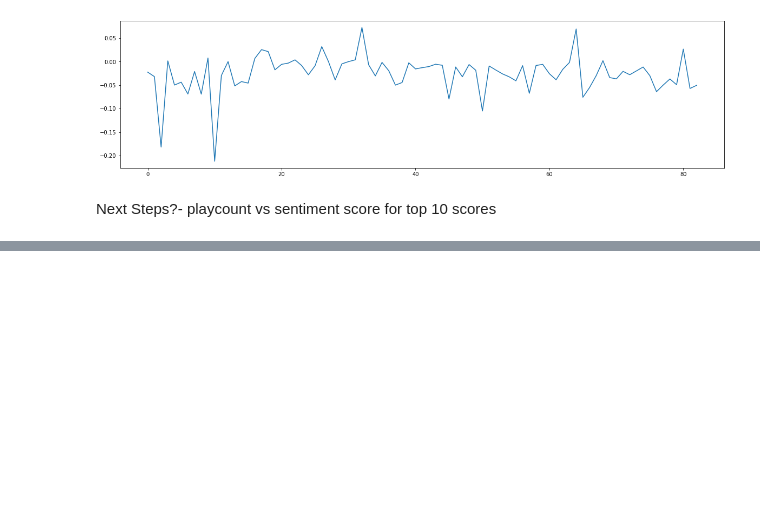
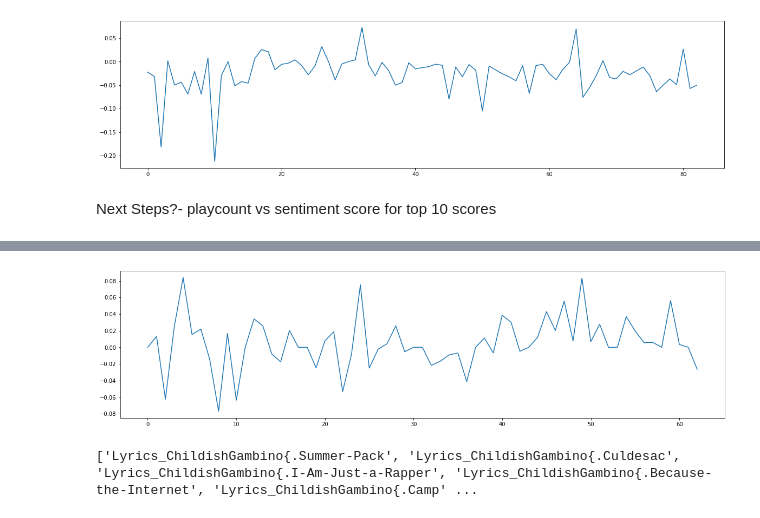
Before and after one commit to JeffreyTsang/text_mining_project, a Jupyter notebook: Analysis_Notebooks/Sentiment_Analysis_Artist.ipynb, the cells around one changed output, grey strips where cells are left out. Cells and saved outputs as stored; diff of their text form; code cells hidden in the pictures; blank space fills up the shorter version.

Commit message:
Sentiment Updates

```diff
--- a/Analysis_Notebooks/Sentiment_Analysis_Artist.ipynb
+++ b/Analysis_Notebooks/Sentiment_Analysis_Artist.ipynb
@@ -222,3 +222,5 @@ pyplot.show()
 # %% [markdown]
 Next Steps?-
 playcount vs sentiment score for top 10 scores
+# %%
+completeartist=load_artist("Frank")
@@ -224,0 +277,12 @@ playcount vs sentiment score for top 10 scores
+# %%
+sentiment_scores = numpy.array([p["score"] for p in completeartist])
+
+pyplot.figure(figsize=(20, 5))
+pyplot.plot(sentiment_scores)
+pyplot.show()
+# %% [output]
+[figure, added]
+# %%
+completeartist=load_artist("Childish")
+# %% [output]
+['Lyrics_ChildishGambino{.Summer-Pack', 'Lyrics_ChildishGambino{.Culdesac', 'Lyrics_ChildishGambino{.I-Am-Just-a-Rapper', 'Lyrics_ChildishGambino{.Because-the-Internet', 'Lyrics_ChildishGambino{.Camp' ...
```
Also changed, not shown: parts of 6 cells of this notebook.
